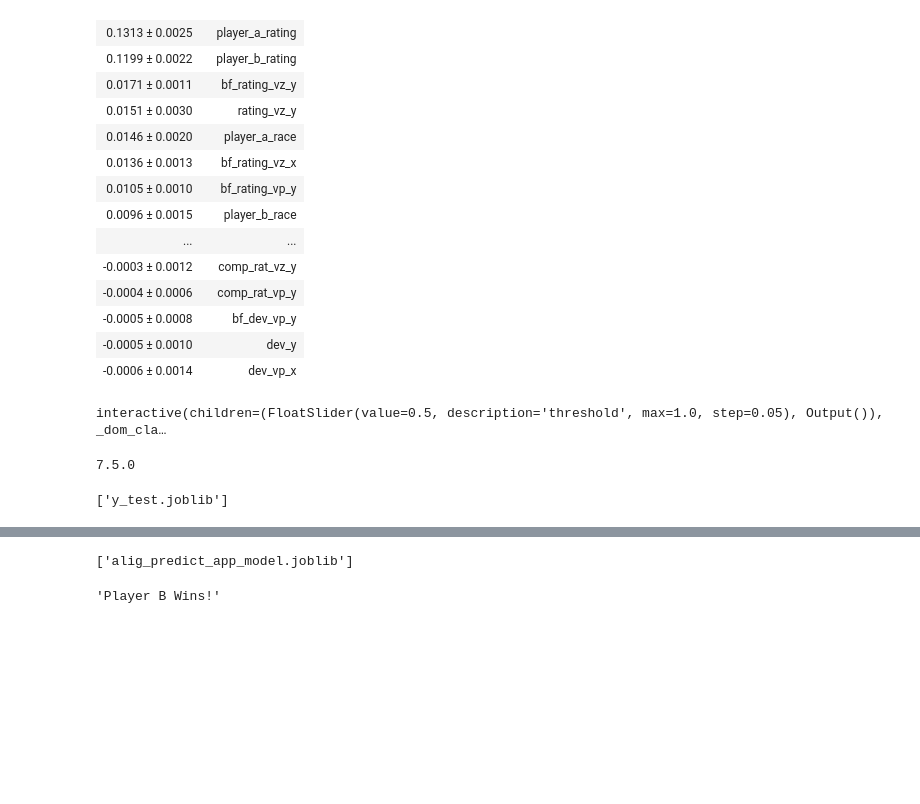
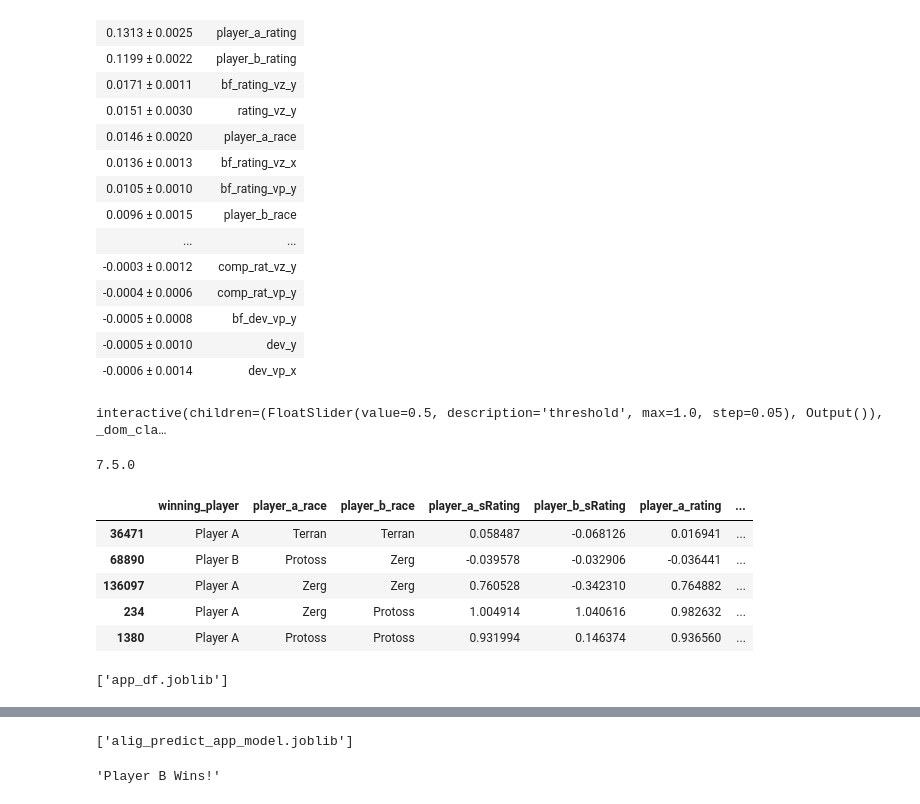
Before and after one commit to mjh09/match-predict, a Jupyter notebook: notebooks/alig_predict.ipynb, the cells around one changed output, grey strips where cells are left out. Cells and saved outputs as stored; diff of their text form; code cells hidden in the pictures; blank space fills up the shorter version.

```diff
--- a/notebooks/alig_predict.ipynb
+++ b/notebooks/alig_predict.ipynb
@@ -263,11 +263,23 @@ X_train = train[features]
 X_test = test[features]
 y_train = train[target]
 y_test = test[target]
-# %%
-dump(X_test, 'X_test.joblib')
-dump(y_test, 'y_test.joblib')
-# %% [output]
-['y_test.joblib']
+# %%
+app_features = ['winning_player','player_a_race', 'player_b_race', 'player_a_sRating', 'player_b_sRating', 'player_a_rating', 'player_b_rating']
+app_df = test[app_features]
+app_df =app_df.replace([1,2,3,4],['Zerg','Terran','Protoss','Random'])
+# %%
+app_df.head()
+# %% [output]
+|  | winning_player | player_a_race | player_b_race | player_a_sRating | player_b_sRating | player_a_rating | ... |
+| 36471 | Player A | Terran | Terran | 0.058487 | -0.068126 | 0.016941 | ... |
+| 68890 | Player B | Protoss | Zerg | -0.039578 | -0.032906 | -0.036441 | ... |
+| 136097 | Player A | Zerg | Zerg | 0.760528 | -0.342310 | 0.764882 | ... |
+| 234 | Player A | Zerg | Protoss | 1.004914 | 1.040616 | 0.982632 | ... |
+| 1380 | Player A | Protoss | Protoss | 0.931994 | 0.146374 | 0.936560 | ... |
+# %%
+dump(app_df, 'app_df.joblib')
+# %% [output]
+['app_df.joblib']
 # %%
 new_model = XGBClassifier(n_estimators=775, learning_rate=0.3, max_depth=10, min_child_weight=7,n_jobs=-1, random_state=42, early_stopping_rounds=50)
 new_model.fit(X_train, y_train)
```
Also changed, not shown: parts of 3 cells of this notebook, 7 other files.
